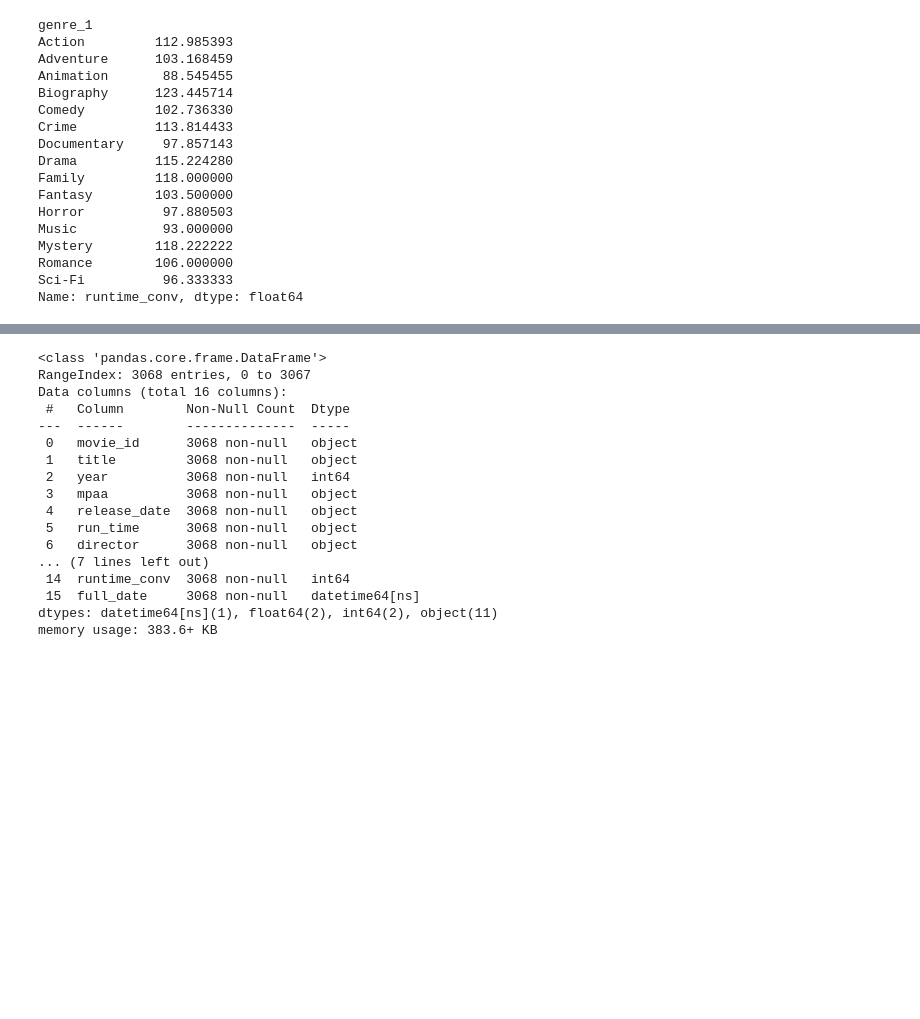
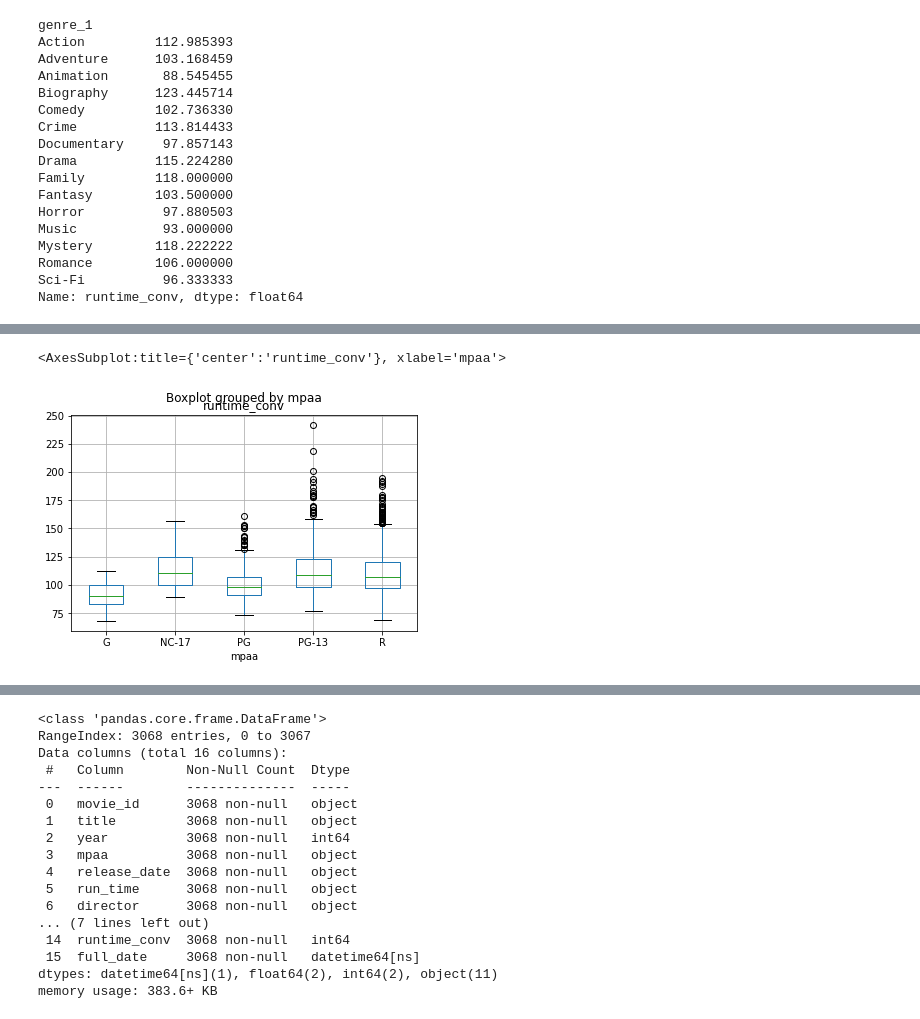
Before and after one commit to JaimeStarling/Project_Group_Five, a Jupyter notebook: Nasreen's Work/EDA/Data Exploration_Mojo_Budget.ipynb, the cells around one changed output, grey strips where cells are left out. Cells and saved outputs as stored; diff of their text form; code cells hidden in the pictures; blank space fills up the shorter version.

```diff
--- a/Nasreen's Work/EDA/Data Exploration_Mojo_Budget.ipynb
+++ b/Nasreen's Work/EDA/Data Exploration_Mojo_Budget.ipynb
@@ -160,0 +178,6 @@ Name: runtime_conv, dtype: float64
+# %%
+# visualize the relationship between content rating and runtime
+mojo_upd_df.boxplot(column ='runtime_conv', by='mpaa')
+# %% [output]
+<AxesSubplot:title={'center':'runtime_conv'}, xlabel='mpaa'>
+[figure, added]
```
Also changed, not shown: parts of 4 cells of this notebook, 27 other files.
